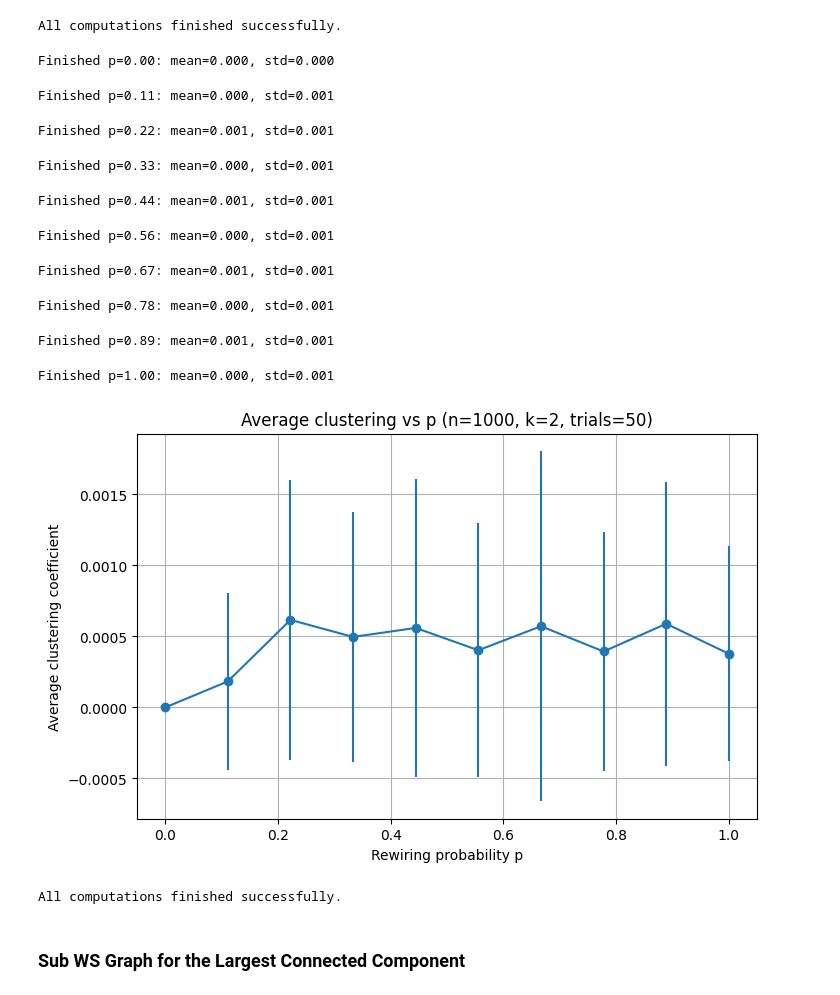
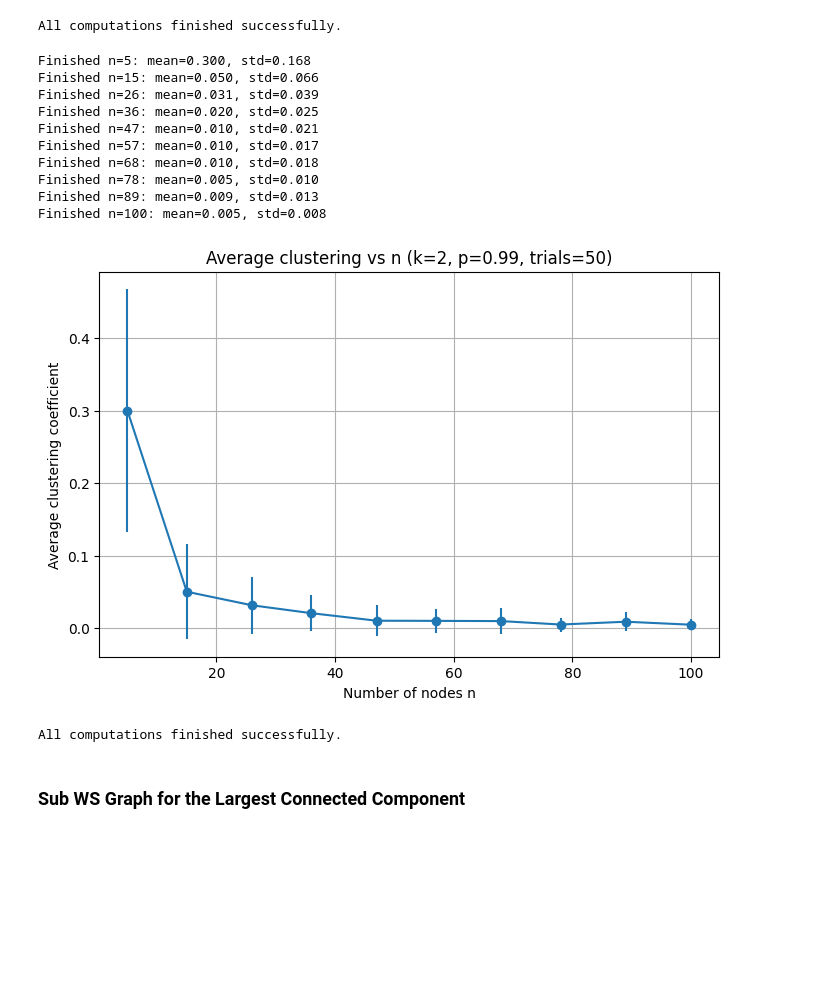
Before and after one commit to DanielQuiram-UM/Network_Science_Assignment_1, a Jupyter notebook: WSv3.ipynb, the cells around one changed output. Saved outputs shown, nothing was run; the diff lists cells and outputs as text; code cells hidden in the pictures; blank space fills up the shorter version.

Commit message:
Eigenvector + Graph for Clustering Coefficent

```diff
--- a/WSv3.ipynb
+++ b/WSv3.ipynb
@@ -651,53 +651,54 @@ Finished p=1.00: mean=67.470, std=13.165
 [figure]
 All computations finished successfully.
 # %%
-# PARAMETERS
-n = 1000
+
+n_values = np.linspace(5, 100, 10, dtype=int)
 k = 2
-ps = np.linspace(0, 1, 10)  # 10 Werte zwischen 0 und 1
+p = 0.99
 trials = 50
 
 means = []
 stds = []
 
-for p in tqdm(ps, desc="Processing p values for clustering"):
+# --- LOOP OVER NETWORK SIZES ---
+for n_nodes in tqdm(n_values, desc="Processing network sizes"):
     values = []
     for t in range(trials):
-
         # Generate Watts–Strogatz graph
-        G = nx.watts_strogatz_graph(n, k, p)
+        G = nx.watts_strogatz_graph(n_nodes, k, p)
 
         # Compute average clustering coefficient
         acc = nx.average_clustering(G)
         values.append(acc)
 
+    # Store mean and standard deviation
     means.append(statistics.mean(values))
     stds.append(statistics.pstdev(values))
-    print(f"Finished p={p:.2f}: mean={means[-1]:.3f}, std={stds[-1]:.3f}")
+    print(f"Finished n={n_nodes}: mean={means[-1]:.3f}, std={stds[-1]:.3f}")
 
-# --- Plot ---
+# --- PLOT ---
 plt.figure(figsize=(8,5))
-plt.errorbar(ps, means, yerr=stds, marker='o', linestyle='-')
-plt.xlabel('Rewiring probability p')
+plt.errorbar(n_values, means, yerr=stds, marker='o', linestyle='-')
+plt.xlabel('Number of nodes n')
 plt.ylabel('Average clustering coefficient')
-plt.title(f'Average clustering vs p (n={n}, k={k}, trials={trials})')
+plt.title(f'Average clustering vs n (k={k}, p={p}, trials={trials})')
 plt.grid(True)
 plt.show()
 
 print("All computations finished successfully.")
 # %% [output]
-Finished p=0.00: mean=0.000, std=0.000
+Finished n=5: mean=0.300, std=0.168
+Finished n=15: mean=0.050, std=0.066
+Finished n=26: mean=0.031, std=0.039
+Finished n=36: mean=0.020, std=0.025
+Finished n=47: mean=0.010, std=0.021
+Finished n=57: mean=0.010, std=0.017
+Finished n=68: mean=0.010, std=0.018
+Finished n=78: mean=0.005, std=0.010
+Finished n=89: mean=0.009, std=0.013
+Finished n=100: mean=0.005, std=0.008
+[figure, new version]
-Finished p=0.11: mean=0.000, std=0.001
+All computations finished successfully.
-Finished p=0.22: mean=0.001, std=0.001
-Finished p=0.33: mean=0.000, std=0.001
-Finished p=0.44: mean=0.001, std=0.001
-Finished p=0.56: mean=0.000, std=0.001
-Finished p=0.67: mean=0.001, std=0.001
-Finished p=0.78: mean=0.000, std=0.001
-Finished p=0.89: mean=0.001, std=0.001
-Finished p=1.00: mean=0.000, std=0.001
-[figure, old version]
-All computations finished successfully.
 # %% [markdown]
 ### Sub WS Graph for the Largest Connected Component
 # %%
```
Also changed, not shown: parts of 2 cells of this notebook.
